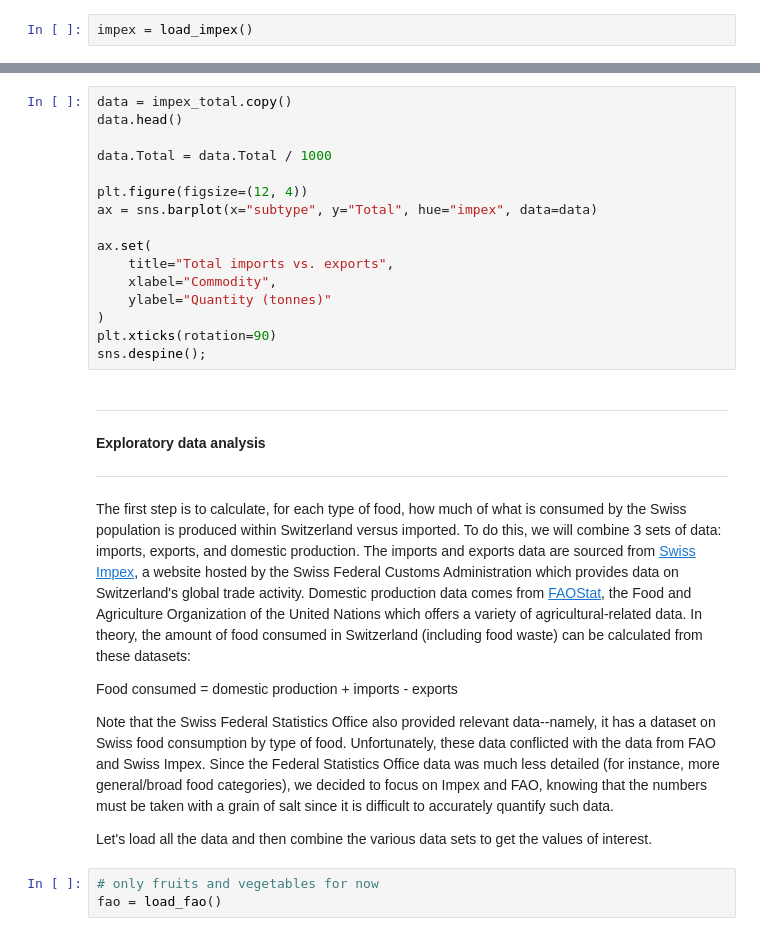
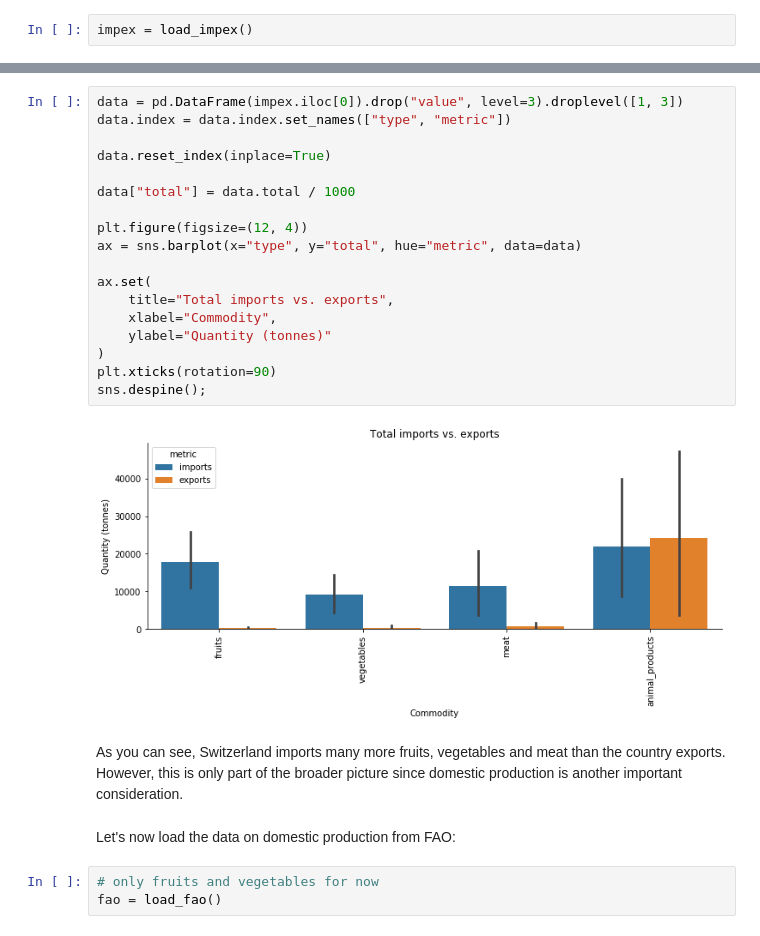
Before and after one commit to valentinoli/ada-2019-project-adagio, a Jupyter notebook: src/project.ipynb, the cells around one changed output, grey strips where cells are left out. Cells and saved outputs as stored; diff of their text form.

```diff
--- a/src/project.ipynb
+++ b/src/project.ipynb
@@ -50,31 +66,27 @@ impex_total.head()
 # %%
-data = impex_total.copy()
-data.head()
+data = pd.DataFrame(impex.iloc[0]).drop("value", level=3).droplevel([1, 3])
+data.index = data.index.set_names(["type", "metric"])
 
-data.Total = data.Total / 1000
+data.reset_index(inplace=True)
+
+data["total"] = data.total / 1000
 
 plt.figure(figsize=(12, 4))
-ax = sns.barplot(x="subtype", y="Total", hue="impex", data=data)
+ax = sns.barplot(x="type", y="total", hue="metric", data=data)
 
 ax.set(
     title="Total imports vs. exports",
     xlabel="Commodity",
     ylabel="Quantity (tonnes)"
 )
 plt.xticks(rotation=90)
 sns.despine();
+# %% [output]
+[figure, added]
-# %% [markdown]
-***
-**Exploratory data analysis**
-***
-
-The first step is to calculate, for each type of food, how much of what is consumed by the Swiss population is produced within Switzerland versus imported. To do this, we will combine 3 sets of data: imports, exports, and domestic production. The imports and exports data are sourced from [Swiss Impex](https://www.gate.ezv.admin.ch/swissimpex/index.xhtml), a website hosted by the Swiss Federal Customs Administration which provides data on Switzerland's global trade activity. Domestic production data comes from [FAOStat](http://www.fao.org/faostat/en/#data), the Food and Agriculture Organization of the United Nations which offers a variety of agricultural-related data. In theory, the amount of food consumed in Switzerland (including food waste) can be calculated from these datasets:
-
-Food consumed = domestic production + imports - exports
-
-Note that the Swiss Federal Statistics Office also provided relevant data--namely, it has a dataset on Swiss food consumption by type of food. Unfortunately, these data conflicted with the data from FAO and Swiss Impex. Since the Federal Statistics Office data was much less detailed (for instance, more general/broad food categories), we decided to focus on Impex and FAO, knowing that the numbers must be taken with a grain of salt since it is difficult to accurately quantify such data.
-
-Let's load all the data and then combine the various data sets to get the values of interest.
+# %% [markdown]
+As you can see, Switzerland imports many more fruits, vegetables and meat than the country exports. However, this is only part of the broader picture since domestic production is another important consideration.
+# %% [markdown]
+Let's now load the data on domestic production from FAO:
 # %%
 # only fruits and vegetables for now
 fao = load_fao()
```
Also changed, not shown: parts of 23 cells of this notebook, 1 other file.
